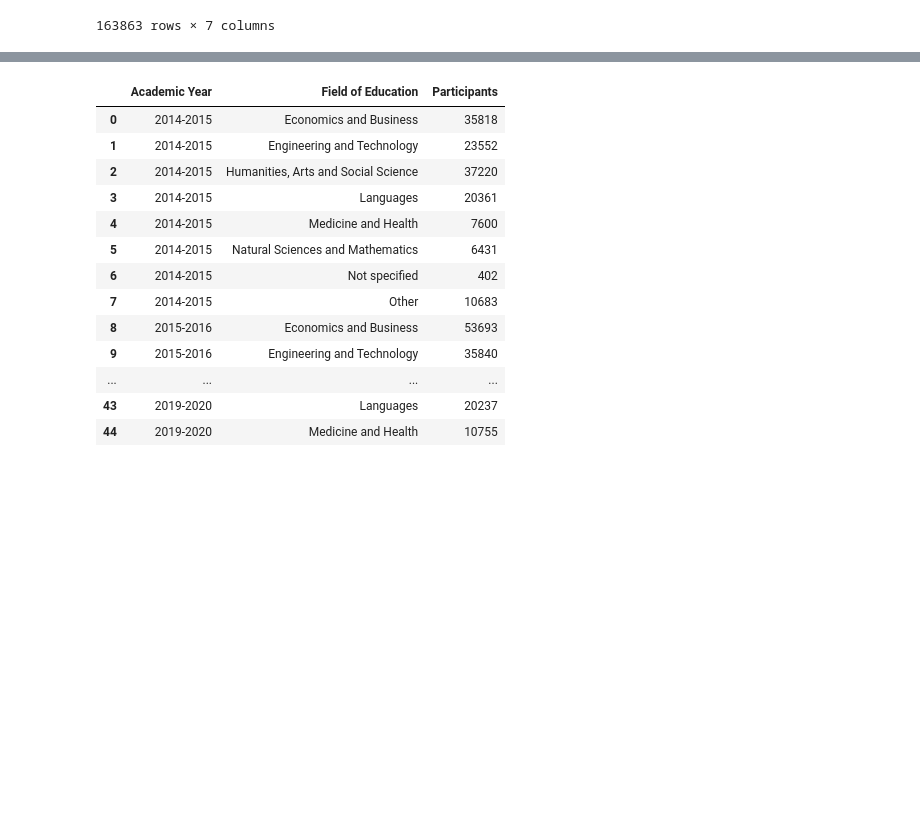
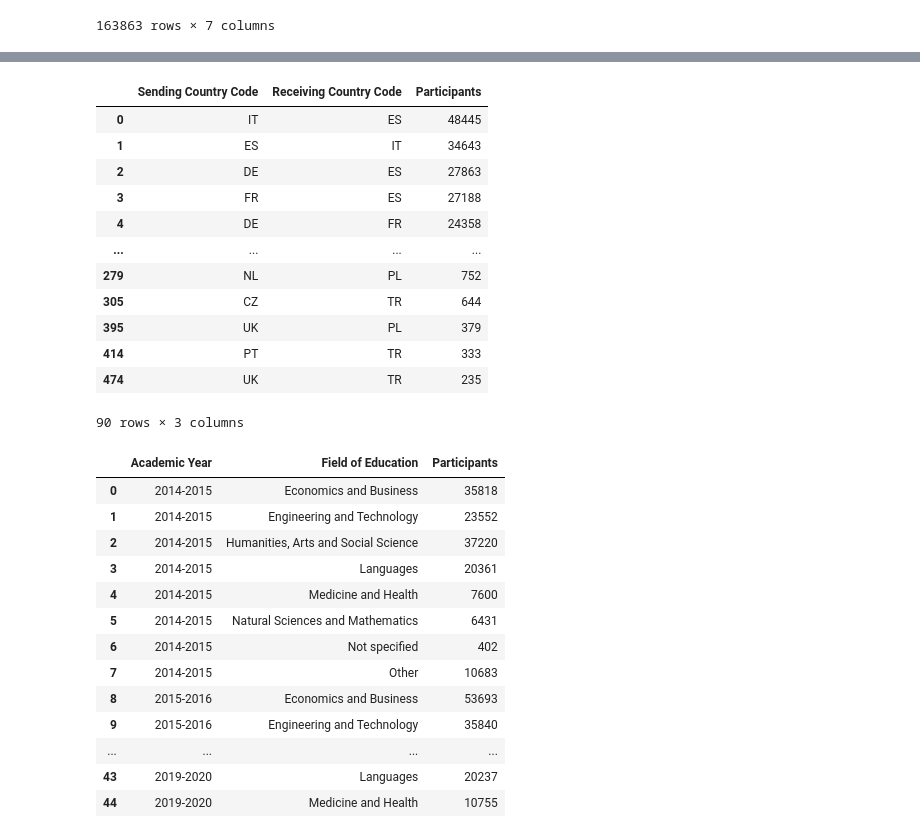
Before and after one commit to com-480-data-visualization/datavis-project-2022-why-axis, a Jupyter notebook: data-exploration/visualization_preparation.ipynb, the cells around one changed output, grey strips where cells are left out. Cells and saved outputs as stored; diff of their text form; code cells hidden in the pictures; blank space fills up the shorter version.

```diff
--- a/data-exploration/visualization_preparation.ipynb
+++ b/data-exploration/visualization_preparation.ipynb
@@ -82,0 +109,16 @@ visualization_2 = visualization_2.append(rs, ignore_index=True)
+# %%
+# we want to find the total number of participnants for each country
+visualization_2[["Sending Country Code", "Participants"]].groupby("Sending Country Code").agg({"Participants": "sum"}).sort_values("Participants", ascending=False)
+
+# we want to find the total number of participants for each country and select only top 10 countries for the visualization
+sent = visualization_2[["Sending Country Code", "Participants"]].groupby("Sending Country Code").agg(
+    {"Participants": "sum"}).sort_values("Participants", ascending=False).rename(columns = {"Participants": "Sent"})
+
+received = visualization_2[["Receiving Country Code", "Participants"]].groupby("Receiving Country Code").agg(
+    {"Participants": "sum"}).sort_values("Participants", ascending=False).rename(columns = {"Participants": "Received"})
+
+counts = sent.join(received)
+counts["Total"] = counts["Sent"] + counts["Received"]
+counts = counts.sort_values("Total", ascending=False)
+top_countries = counts.index.values[:10]
+counts, top_countries
@@ -83,5 +143,20 @@ visualization_2 = visualization_2.append(rs, ignore_index=True)
 # %%
-sending_countries = set(visualization_2["Sending Country Code"].drop_duplicates().values)
-receiving_countires = set(visualization_2["Receiving Country Code"].drop_duplicates().values)
+visualization_2 = visualization_2[visualization_2["Sending Country Code"].isin(top_countries)]
+visualization_2 = visualization_2[visualization_2["Receiving Country Code"].isin(top_countries)]
+visualization_2
+# %% [output]
+|  | Sending Country Code | Receiving Country Code | Participants |
+| 0 | IT | ES | 48445 |
+| 1 | ES | IT | 34643 |
+| 2 | DE | ES | 27863 |
+| 3 | FR | ES | 27188 |
+| 4 | DE | FR | 24358 |
+| ... | ... | ... | ... |
+| 279 | NL | PL | 752 |
+| 305 | CZ | TR | 644 |
+| 395 | UK | PL | 379 |
+| 414 | PT | TR | 333 |
+| 474 | UK | TR | 235 |
+90 rows × 3 columns
 # %%
 visualization_2_matrix = visualization_2.pivot(index=["Sending Country Code"], columns=["Receiving Country Code"], values=["Participants"]).fillna(0)
```
Also changed, not shown: parts of 8 cells of this notebook, 4 other files.
